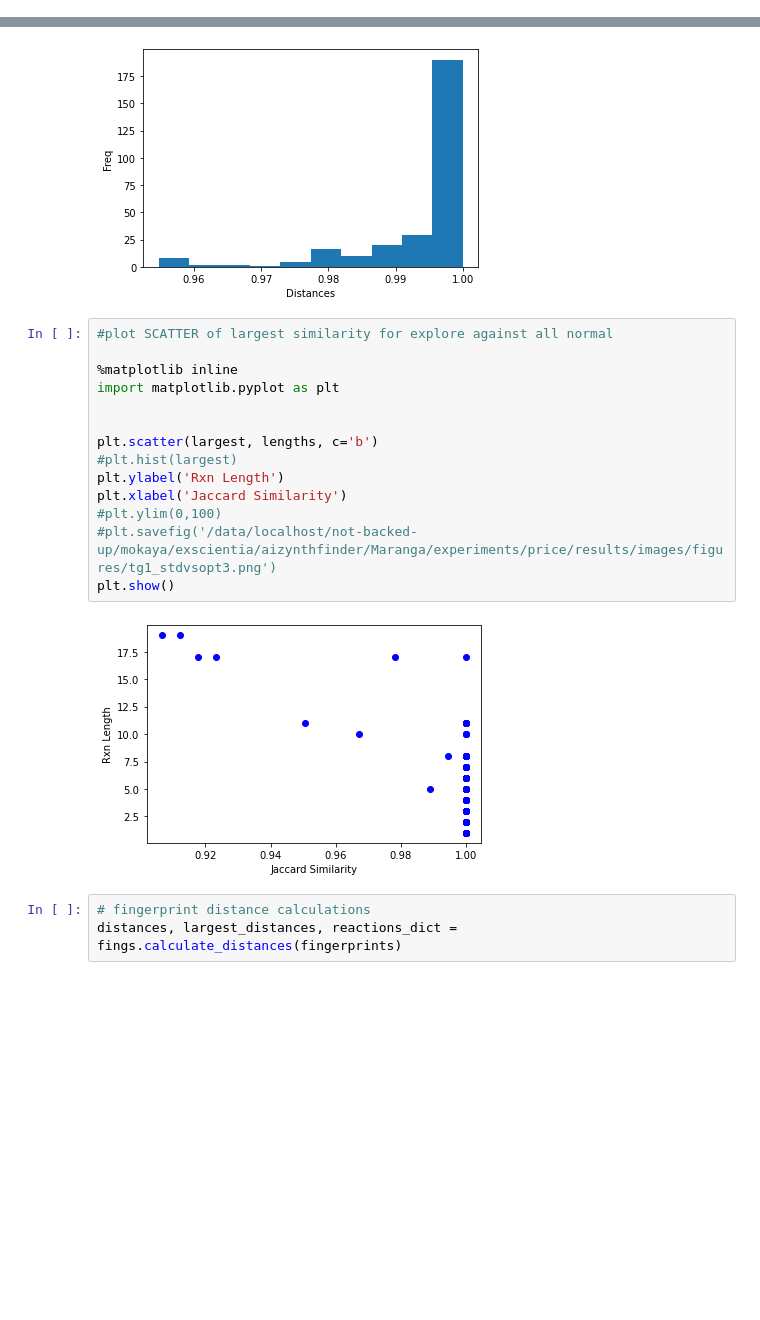
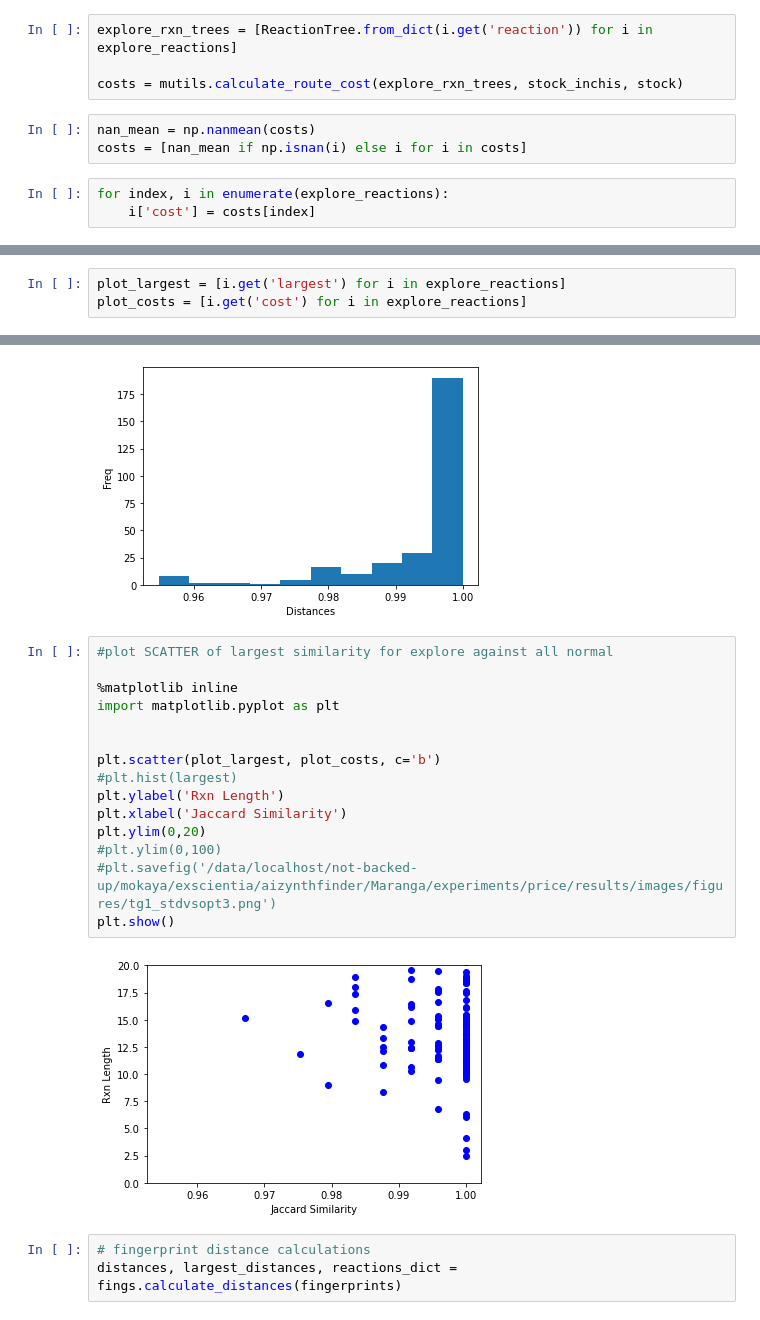
Before and after one commit to m-mokaya/aizynthfinder, a Jupyter notebook: Maranga/Notebooks/clustering/fingerprints copy.ipynb, the cells around one changed output, grey strips where cells are left out. Drawn from its saved outputs; the diff is of its cells as text; blank space fills up the shorter version.

```diff
--- a/Maranga/Notebooks/clustering/fingerprints copy.ipynb
+++ b/Maranga/Notebooks/clustering/fingerprints copy.ipynb
@@ -68,0 +73,10 @@ largest, lengths, all_distances, explore_reactions = fings.split_sim(reactions)
+# %%
+explore_rxn_trees = [ReactionTree.from_dict(i.get('reaction')) for i in explore_reactions]
+
+costs = mutils.calculate_route_cost(explore_rxn_trees, stock_inchis, stock)
+# %%
+nan_mean = np.nanmean(costs)
+costs = [nan_mean if np.isnan(i) else i for i in costs]
+# %%
+for index, i in enumerate(explore_reactions):
+    i['cost'] = costs[index]
@@ -68,0 +87,3 @@ largest, lengths, all_distances, explore_reactions = fings.split_sim(reactions)
+# %%
+plot_largest = [i.get('largest') for i in explore_reactions]
+plot_costs = [i.get('cost') for i in explore_reactions]
@@ -299,19 +338,20 @@ plt.show()
 # %%
 #plot SCATTER of largest similarity for explore against all normal
 
 %matplotlib inline
 import matplotlib.pyplot as plt
 
 
-plt.scatter(largest, lengths, c='b')
+plt.scatter(plot_largest, plot_costs, c='b')
 #plt.hist(largest)
 plt.ylabel('Rxn Length')
 plt.xlabel('Jaccard Similarity')
+plt.ylim(0,20)
 #plt.ylim(0,100)
 #plt.savefig('/data/localhost/not-backed-up/mokaya/exscientia/aizynthfinder/Maranga/experiments/price/results/images/figures/tg1_stdvsopt3.png')
 plt.show()
 # %% [output]
-[figure, old version]
+[figure, new version]
 # %%
 # fingerprint distance calculations
 distances, largest_distances, reactions_dict = fings.calculate_distances(fingerprints)
```
Also changed, not shown: parts of 3 cells of this notebook, 5 other files.
